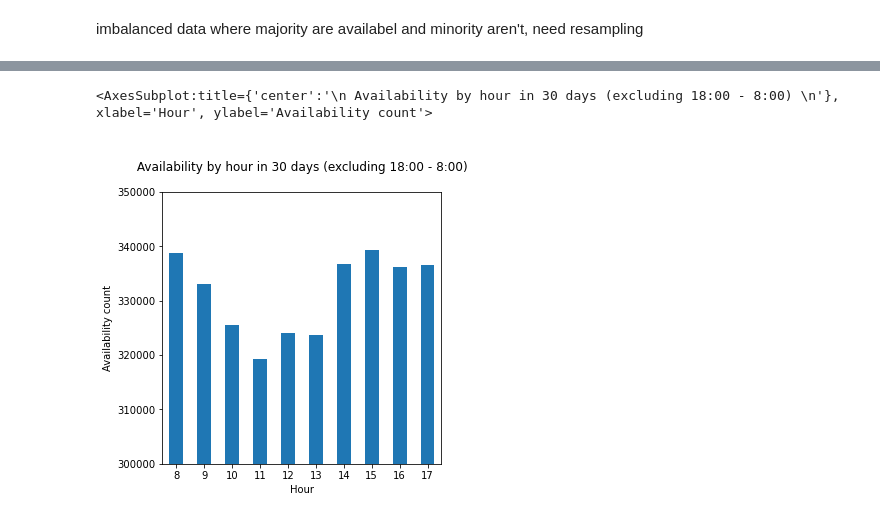
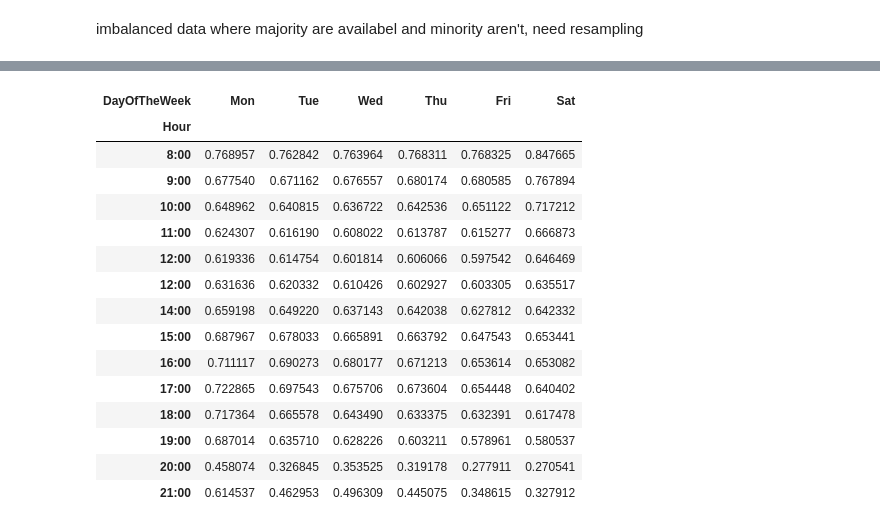
Before and after one commit to binhuiyun/cs6220-data-project, a Jupyter notebook: parking/data_visualization.ipynb, the cells around one changed output, grey strips where cells are left out. Cells and saved outputs as stored; diff of their text form; code cells hidden in the pictures.

```diff
--- a/parking/data_visualization.ipynb
+++ b/parking/data_visualization.ipynb
@@ -118,7 +48,30 @@ rot=0,figsize=(5, 5))
-# %%
-hour[:-6].plot.bar( xlabel='Hour', ylabel='Availability count',
-    title="\n Availability by hour in 30 days (excluding 18:00 - 8:00) \n",
-    rot=0, ylim=(300000,350000), figsize=(5, 5))
-# %% [output]
-<AxesSubplot:title={'center':'\n Availability by hour in 30 days (excluding 18:00 - 8:00) \n'}, xlabel='Hour', ylabel='Availability count'>
-[figure, removed]
+# %%
+df_hour = df[['DayOfTheWeek','Hour', 'AvailablePercentage']]
+df_hour = df_hour.loc[df_hour['Hour'] < 22]
+grouped_hour = df_hour.groupby(['DayOfTheWeek','Hour']).mean()
+unstack_hour = grouped_hour.unstack()
+list1 = [0,1,2,3,4,5]
+list2 = ['Mon','Tue','Wed','Thu','Fri','Sat']
+unstack_hour = unstack_hour.rename(index=dict(zip(list1,list2)))
+list3 = [8, 9, 10, 11, 12, 13, 14, 15, 16, 17, 18, 19, 20, 21]
+list4 = ['8:00','9:00','10:00','11:00','12:00','12:00','14:00','15:00','16:00','17:00','18:00','19:00','20:00','21:00']
+plot_df_hour = unstack_hour['AvailablePercentage'].transpose()
+plot_df_hour = plot_df_hour.rename(index=dict(zip(list3,list4)))
+plot_df_hour
+# %% [output]
+| DayOfTheWeek | Mon | Tue | Wed | Thu | Fri | Sat |
+| Hour |  |  |  |  |  |  |
+| 8:00 | 0.768957 | 0.762842 | 0.763964 | 0.768311 | 0.768325 | 0.847665 |
+| 9:00 | 0.677540 | 0.671162 | 0.676557 | 0.680174 | 0.680585 | 0.767894 |
+| 10:00 | 0.648962 | 0.640815 | 0.636722 | 0.642536 | 0.651122 | 0.717212 |
+| 11:00 | 0.624307 | 0.616190 | 0.608022 | 0.613787 | 0.615277 | 0.666873 |
+| 12:00 | 0.619336 | 0.614754 | 0.601814 | 0.606066 | 0.597542 | 0.646469 |
+| 12:00 | 0.631636 | 0.620332 | 0.610426 | 0.602927 | 0.603305 | 0.635517 |
+| 14:00 | 0.659198 | 0.649220 | 0.637143 | 0.642038 | 0.627812 | 0.642332 |
+| 15:00 | 0.687967 | 0.678033 | 0.665891 | 0.663792 | 0.647543 | 0.653441 |
+| 16:00 | 0.711117 | 0.690273 | 0.680177 | 0.671213 | 0.653614 | 0.653082 |
+| 17:00 | 0.722865 | 0.697543 | 0.675706 | 0.673604 | 0.654448 | 0.640402 |
+| 18:00 | 0.717364 | 0.665578 | 0.643490 | 0.633375 | 0.632391 | 0.617478 |
+| 19:00 | 0.687014 | 0.635710 | 0.628226 | 0.603211 | 0.578961 | 0.580537 |
+| 20:00 | 0.458074 | 0.326845 | 0.353525 | 0.319178 | 0.277911 | 0.270541 |
+| 21:00 | 0.614537 | 0.462953 | 0.496309 | 0.445075 | 0.348615 | 0.327912 |
```
Also changed, not shown: parts of 38 cells of this notebook.
